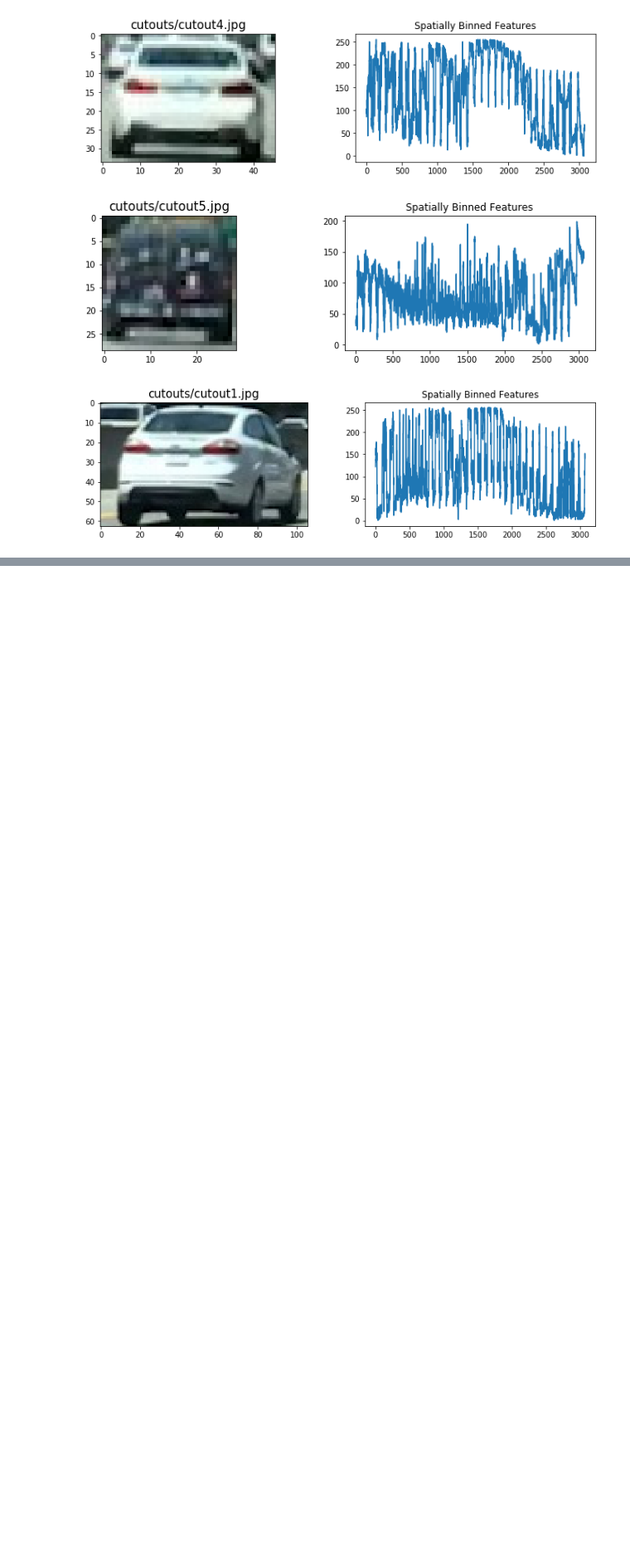
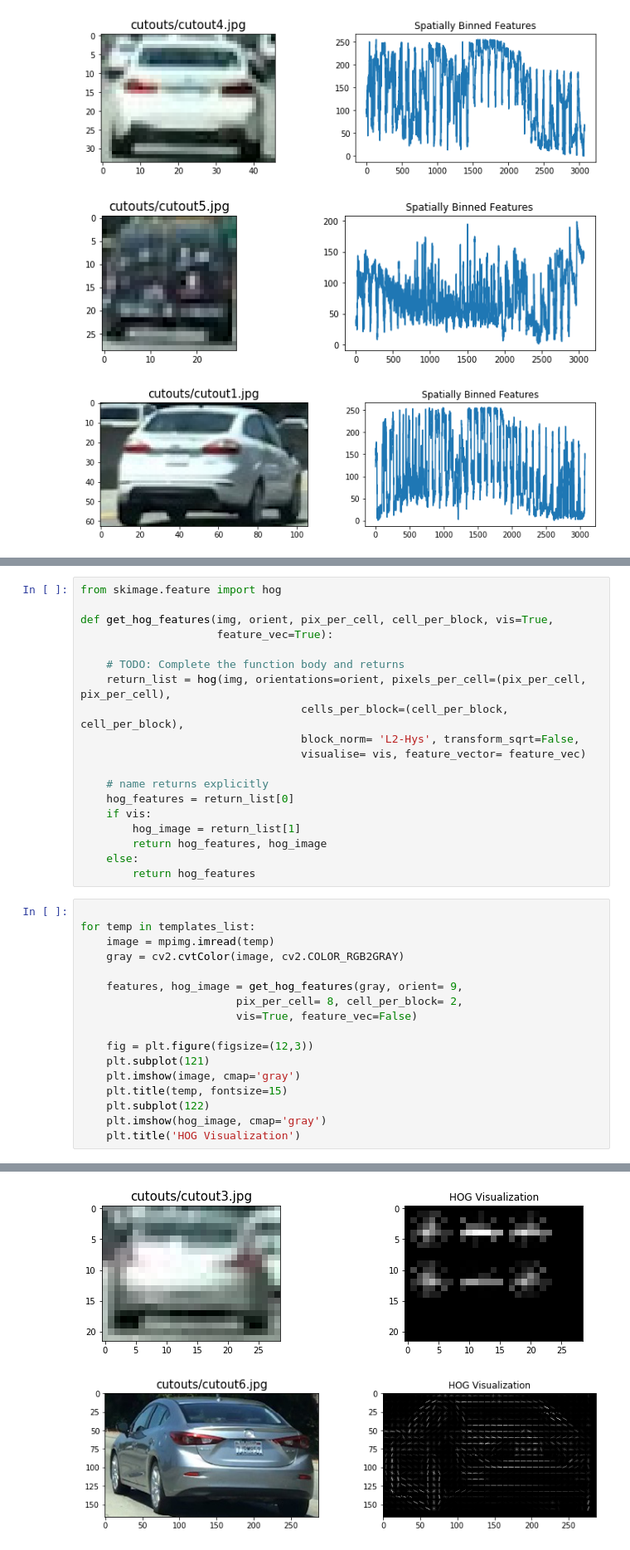
Before and after one commit to maanadoona/CarND-Vehicle-Detection, a Jupyter notebook: VehicleDetection.ipynb, the cells around one changed output, grey strips where cells are left out. Shown at 83% size. Saved outputs shown, nothing was run; the diff lists cells and outputs as text; blank space fills up the shorter version.

Commit message:
sckikit-image HOG

```diff
--- a/VehicleDetection.ipynb
+++ b/VehicleDetection.ipynb
@@ -186,0 +189,37 @@ for temp in templates_list:
+# %%
+from skimage.feature import hog
+
+def get_hog_features(img, orient, pix_per_cell, cell_per_block, vis=True,
+                     feature_vec=True):
+
+    # TODO: Complete the function body and returns
+    return_list = hog(img, orientations=orient, pixels_per_cell=(pix_per_cell, pix_per_cell),
+                                  cells_per_block=(cell_per_block, cell_per_block),
+                                  block_norm= 'L2-Hys', transform_sqrt=False,
+                                  visualise= vis, feature_vector= feature_vec)
+
+    # name returns explicitly
+    hog_features = return_list[0]
+    if vis:
+        hog_image = return_list[1]
+        return hog_features, hog_image
+    else:
+        return hog_features
+# %%
+
+for temp in templates_list:
+    image = mpimg.imread(temp)
+    gray = cv2.cvtColor(image, cv2.COLOR_RGB2GRAY)
+
+    features, hog_image = get_hog_features(gray, orient= 9,
+                        pix_per_cell= 8, cell_per_block= 2,
+                        vis=True, feature_vec=False)
+
+    fig = plt.figure(figsize=(12,3))
+    plt.subplot(121)
+    plt.imshow(image, cmap='gray')
+    plt.title(temp, fontsize=15)
+    plt.subplot(122)
+    plt.imshow(hog_image, cmap='gray')
+    plt.title('HOG Visualization')
+# %% [output]
@@ -186,0 +228,2 @@ for temp in templates_list:
+[figure, added]
+[figure, added]
```
Also changed, not shown: parts of 2 cells of this notebook.
